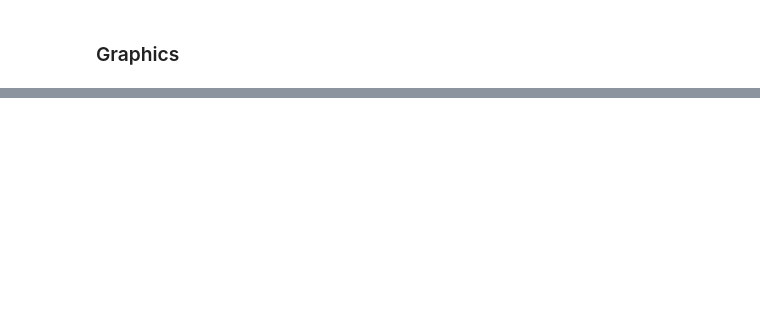
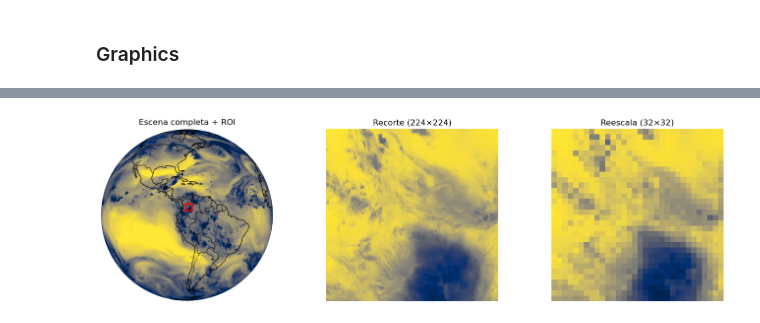
Before and after one commit to EstebanLN/irradiance-fusion-forecast, a Jupyter notebook: Notebooks/02_satellite_images_exploration.ipynb, the cells around one changed output, grey strips where cells are left out. Cells and saved outputs as stored; diff of their text form; code cells hidden in the pictures; blank space fills up the shorter version.

```diff
--- a/Notebooks/02_satellite_images_exploration.ipynb
+++ b/Notebooks/02_satellite_images_exploration.ipynb
@@ -384,0 +164,94 @@ display(stats)
+# %%
+from scipy.ndimage import zoom
+import matplotlib.patches as mpatches
+import cartopy.crs as ccrs
+import cartopy.feature as cfeature
+import xarray as xr
+import numpy as np
+
+# Utilidad mínima
+def resize_32(a):
+    sy = OUT_SIZE / a.shape[0]; sx = OUT_SIZE / a.shape[1]
+    return zoom(a, (sy, sx), order=1).astype("float32")
+
+import pyproj
+def lonlat_to_geos_xy(ds, lon, lat):
+    gip = ds["goes_imager_projection"]
+    sat_h  = float(gip.perspective_point_height)
+    lon_0  = float(gip.longitude_of_projection_origin)
+    sweep  = str(gip.sweep_angle_axis)
+    geos = pyproj.CRS.from_proj4(f"+proj=geos +h={sat_h} +lon_0={lon_0} +sweep={sweep} +ellps=WGS84")
+    wgs  = pyproj.CRS.from_epsg(4326)
+    P = pyproj.Transformer.from_crs(wgs, geos, always_xy=True)
+    return P.transform(lon, lat)
+
+# Abrir primer archivo
+nc_demo = FILES[0]
+ds = xr.open_dataset(nc_demo)
+
+# Ejes y proyección
+sat_h = float(ds["goes_imager_projection"].perspective_point_height)
+x = ds["x"].values * sat_h
+y = ds["y"].values * sat_h
+
+# Centro ROI → índices
+Xc, Yc = lonlat_to_geos_xy(ds, LON, LAT)
+ix = int(np.argmin((x - Xc)**2))
+iy = int(np.argmin((y - Yc)**2))
+
+half = IN_SIZE // 2
+xs = slice(max(ix-half, 0), min(ix+half, x.size))
+ys = slice(max(iy-half, 0), min(iy+half, y.size))
+
+# Canal para visualizar (C09 si existe, si no el primero)
+var = "CMI_C09" if "CMI_C09" in ds else list(ds.data_vars)[0]
+full = ds[var].values
+crop = ds[var].isel(x=xs, y=ys).values
+# Pad si toca borde
+ph, pw = crop.shape
+if (ph, pw) != (IN_SIZE, IN_SIZE):
+    crop = np.pad(crop, ((0, max(0,IN_SIZE-ph)), (0, max(0,IN_SIZE-pw))), mode="edge")
+resized = resize_32(crop)
+
+xmin, xmax = x[xs].min(), x[xs].max()
+ymin, ymax = y[ys].min(), y[ys].max()
+
+# Proyección Cartopy
+gip = ds["goes_imager_projection"]
+proj = ccrs.Geostationary(
+    central_longitude=float(gip.longitude_of_projection_origin),
+    satellite_height=float(gip.perspective_point_height),
+    sweep_axis=str(gip.sweep_angle_axis)
+)
+
+# Percentiles para contraste
+vmin = np.nanpercentile(full, 5)
+vmax = np.nanpercentile(full, 95)
+
+fig = plt.figure(figsize=(14,4))
+
+# 1) Escena completa + ROI
+ax1 = fig.add_subplot(1,3,1, projection=proj)
+ax1.imshow(full, extent=(x.min(), x.max(), y.min(), y.max()),
+           transform=proj, origin="upper", vmin=vmin, vmax=vmax, cmap="cividis")
+ax1.add_feature(cfeature.COASTLINE, linewidth=0.8)
+ax1.add_feature(cfeature.BORDERS, linewidth=0.6)
+ax1.add_patch(mpatches.Rectangle((xmin, ymin), xmax-xmin, ymax-ymin,
+                                 fill=False, edgecolor="red", linewidth=2, transform=proj))
+ax1.set_title("Escena completa + ROI"); ax1.axis("off")
+
+# 2) Recorte 224×224
+ax2 = fig.add_subplot(1,3,2, projection=proj)
+ax2.imshow(crop, extent=(xmin, xmax, ymin, ymax),
+           transform=proj, origin="upper", cmap="cividis")
+ax2.set_title("Recorte (224×224)"); ax2.axis("off")
+
+# 3) Reescala 32×32
+ax3 = fig.add_subplot(1,3,3)
+ax3.imshow(resized, cmap="cividis")
+ax3.set_title("Reescala (32×32)"); ax3.axis("off")
+
+plt.tight_layout(); plt.show()
+ds.close()
+# %% [output]
+[figure, added]
```
Also changed, not shown: parts of 10 cells of this notebook.
